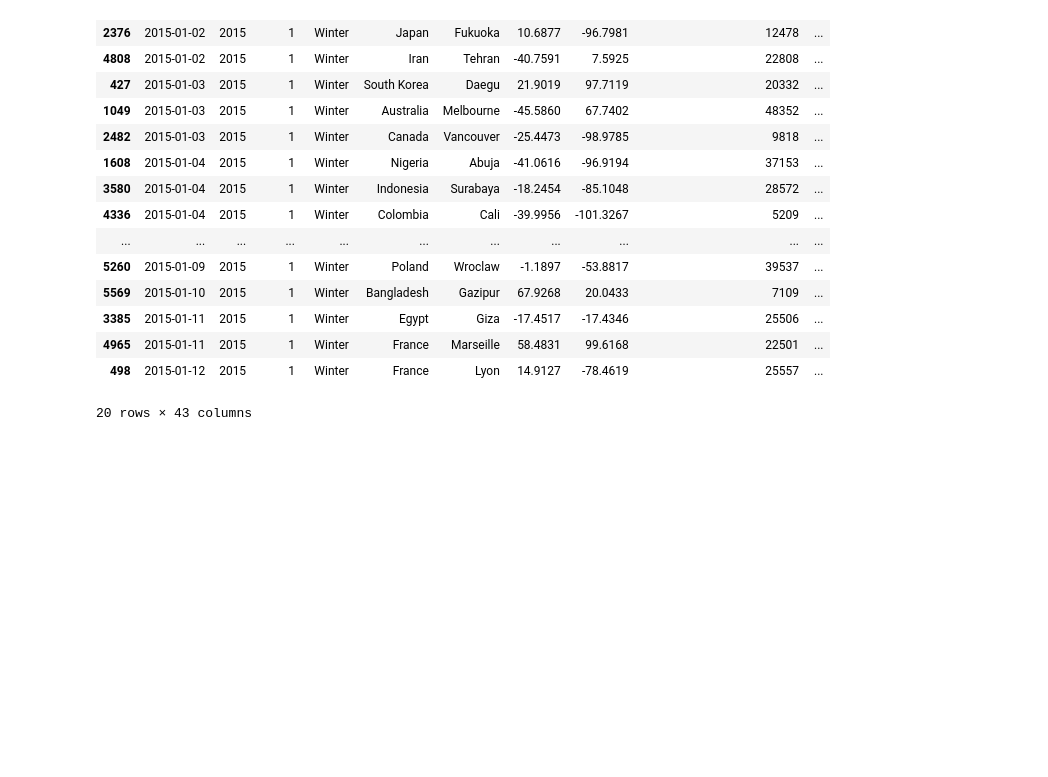
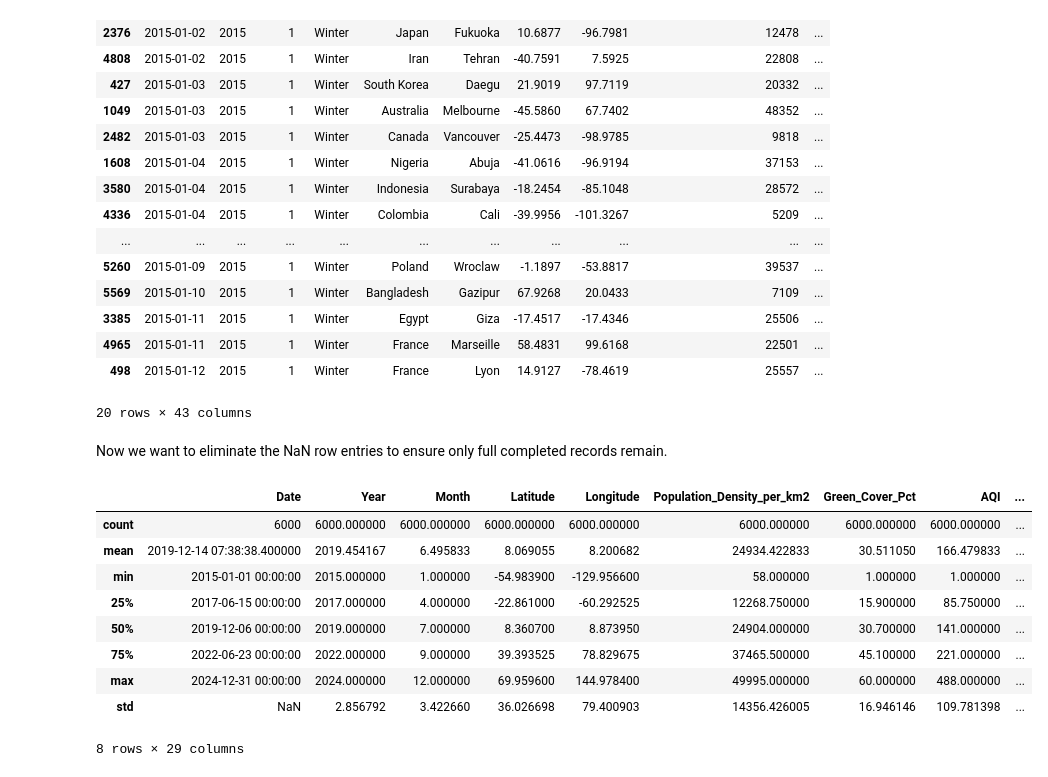
Before and after one commit to lucas23wong/air-quality-health-eda, a Jupyter notebook: notebooks/01_data_cleaning.ipynb, the cells around one changed output. Drawn from its saved outputs; the diff is of its cells as text; code cells hidden in the pictures; blank space fills up the shorter version.

```diff
--- a/notebooks/01_data_cleaning.ipynb
+++ b/notebooks/01_data_cleaning.ipynb
@@ -53,3 +53,19 @@ pollution_df.head(20)
 | 4965 | 2015-01-11 | 2015 | 1 | Winter | France | Marseille | 58.4831 | 99.6168 | 22501 | ... |
 | 498 | 2015-01-12 | 2015 | 1 | Winter | France | Lyon | 14.9127 | -78.4619 | 25557 | ... |
 20 rows × 43 columns
+# %% [markdown]
+Now we want to eliminate the NaN row entries to ensure only full completed records remain.
+# %%
+filtered_df = pollution_df[pollution_df['Season'] != 'NaN']
+filtered_df.describe()
+# %% [output]
+|  | Date | Year | Month | Latitude | Longitude | Population_Density_per_km2 | Green_Cover_Pct | AQI | ... |
+| count | 6000 | 6000.000000 | 6000.000000 | 6000.000000 | 6000.000000 | 6000.000000 | 6000.000000 | 6000.000000 | ... |
+| mean | 2019-12-14 07:38:38.400000 | 2019.454167 | 6.495833 | 8.069055 | 8.200682 | 24934.422833 | 30.511050 | 166.479833 | ... |
+| min | 2015-01-01 00:00:00 | 2015.000000 | 1.000000 | -54.983900 | -129.956600 | 58.000000 | 1.000000 | 1.000000 | ... |
+| 25% | 2017-06-15 00:00:00 | 2017.000000 | 4.000000 | -22.861000 | -60.292525 | 12268.750000 | 15.900000 | 85.750000 | ... |
+| 50% | 2019-12-06 00:00:00 | 2019.000000 | 7.000000 | 8.360700 | 8.873950 | 24904.000000 | 30.700000 | 141.000000 | ... |
+| 75% | 2022-06-23 00:00:00 | 2022.000000 | 9.000000 | 39.393525 | 78.829675 | 37465.500000 | 45.100000 | 221.000000 | ... |
+| max | 2024-12-31 00:00:00 | 2024.000000 | 12.000000 | 69.959600 | 144.978400 | 49995.000000 | 60.000000 | 488.000000 | ... |
+| std | NaN | 2.856792 | 3.422660 | 36.026698 | 79.400903 | 14356.426005 | 16.946146 | 109.781398 | ... |
+8 rows × 29 columns
```
